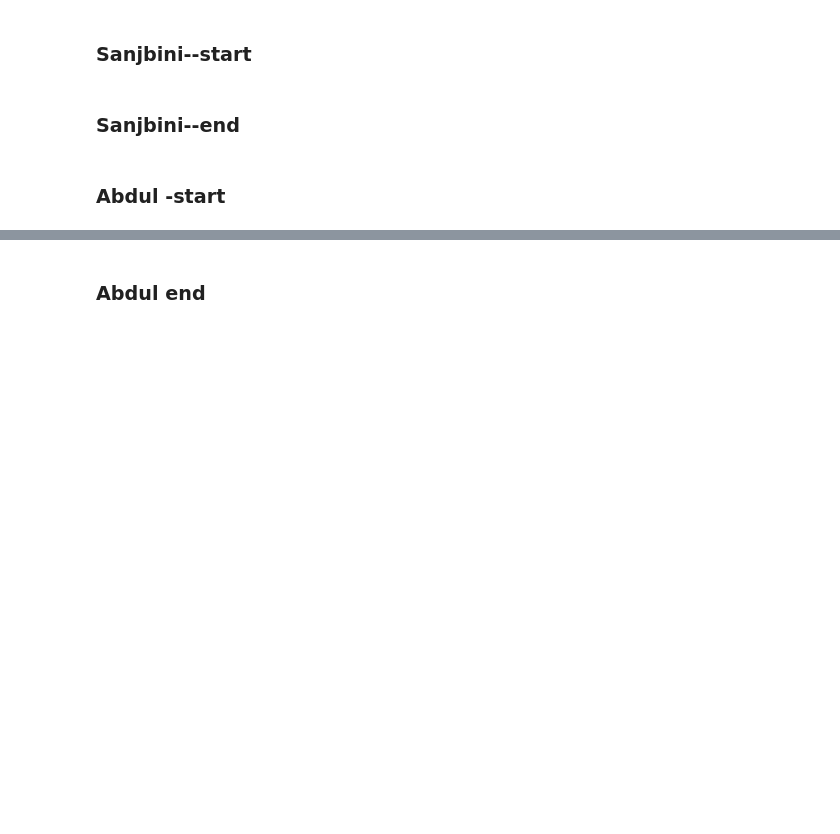
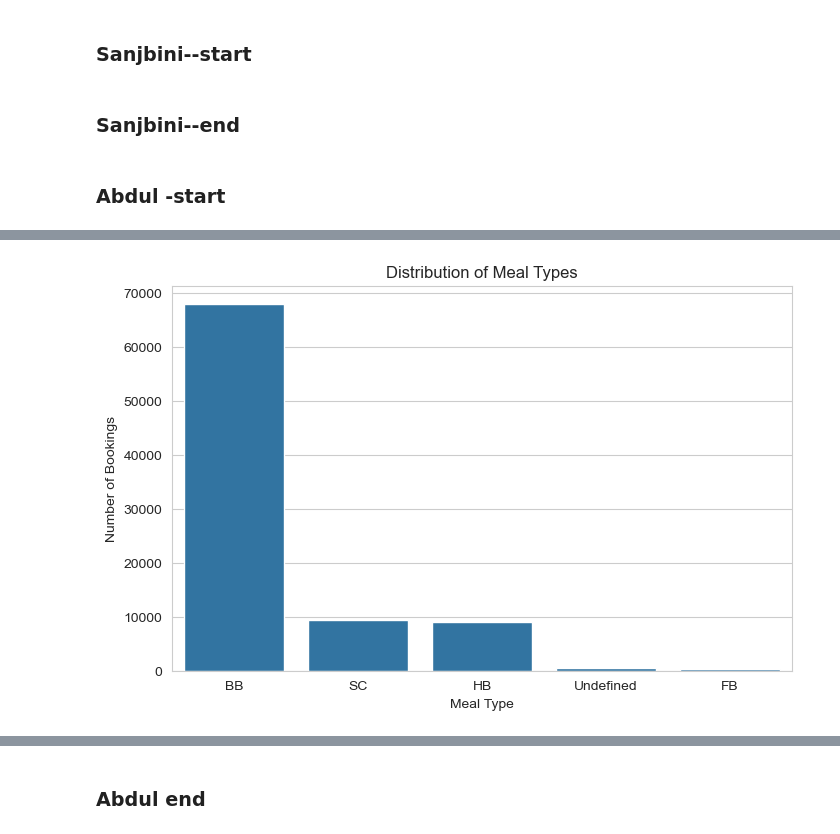
Before and after one commit to dipk6545/hotel-booking-aml, a Jupyter notebook: EDA/Hotel Bookings EDA.ipynb, the cells around one changed output, grey strips where cells are left out. Drawn from its saved outputs; the diff is of its cells as text; code cells hidden in the pictures; blank space fills up the shorter version.

```diff
--- a/EDA/Hotel Bookings EDA.ipynb
+++ b/EDA/Hotel Bookings EDA.ipynb
@@ -2139,0 +2426,12 @@ EDA for the selected categorical variables is complete, and the initial feature-
+# %%
+# Visualize the distribution of meal types
+plt.figure(figsize=(8, 5))
+
+sns.countplot(data=df_master, x='meal', order=df_master['meal'].value_counts().index)
+
+plt.title('Distribution of Meal Types')
+plt.xlabel('Meal Type')
+plt.ylabel('Number of Bookings')
+plt.show()
+# %% [output]
+[figure, added]
```
Also changed, not shown: parts of 84 cells of this notebook.
